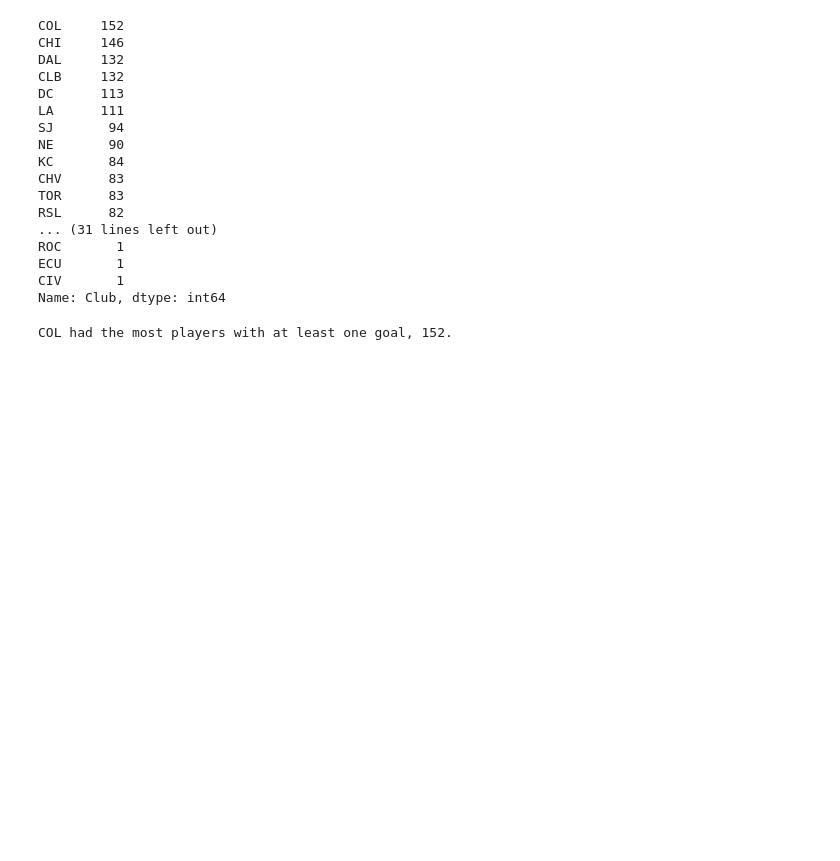
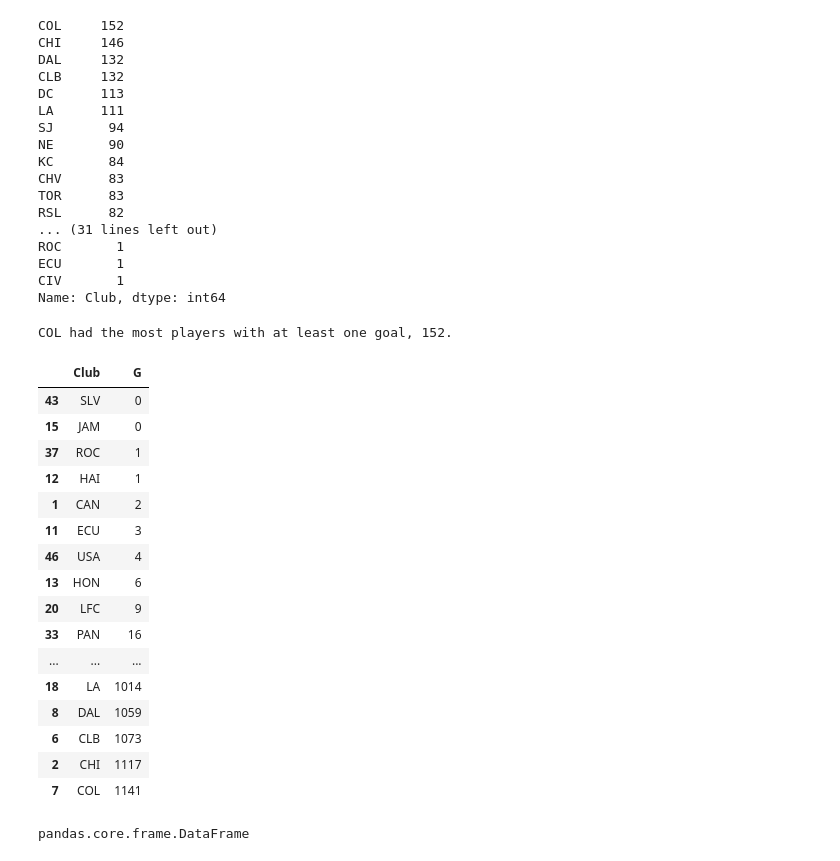
Before and after one commit to Zawwad/MLSAnalysis, a Jupyter notebook: players.ipynb, the cells around one changed output. Drawn from its saved outputs; the diff is of its cells as text; code cells hidden in the pictures; blank space fills up the shorter version.

Commit message:
Club Player Peformance

```diff
--- a/players.ipynb
+++ b/players.ipynb
@@ -483,3 +502,23 @@ clubPlOneGoalNumber = oneGoalC['G'].sum()['Club'].value_counts().max()
 print(str(clubPlOneGoalName) + ' had the most players with at least one goal, ' + str(clubPlOneGoalNumber) + '.')
 # %% [output]
 COL had the most players with at least one goal, 152.
+# %%
+newIndex.groupby('Club', as_index=False)['G'].sum().sort_values('G')
+# %% [output]
+|  | Club | G |
+| 43 | SLV | 0 |
+| 15 | JAM | 0 |
+| 37 | ROC | 1 |
+| 12 | HAI | 1 |
+| 1 | CAN | 2 |
+| 11 | ECU | 3 |
+| 46 | USA | 4 |
+| 13 | HON | 6 |
+| 20 | LFC | 9 |
+| 33 | PAN | 16 |
+| ... | ... | ... |
+| 18 | LA | 1014 |
+| 8 | DAL | 1059 |
+| 6 | CLB | 1073 |
+| 2 | CHI | 1117 |
+| 7 | COL | 1141 |
@@ -485,0 +527,4 @@ COL had the most players with at least one goal, 152.
+# %%
+type(newIndexInt)
+# %% [output]
+pandas.core.frame.DataFrame
```
Also changed, not shown: parts of 17 cells of this notebook, 3 other files.
